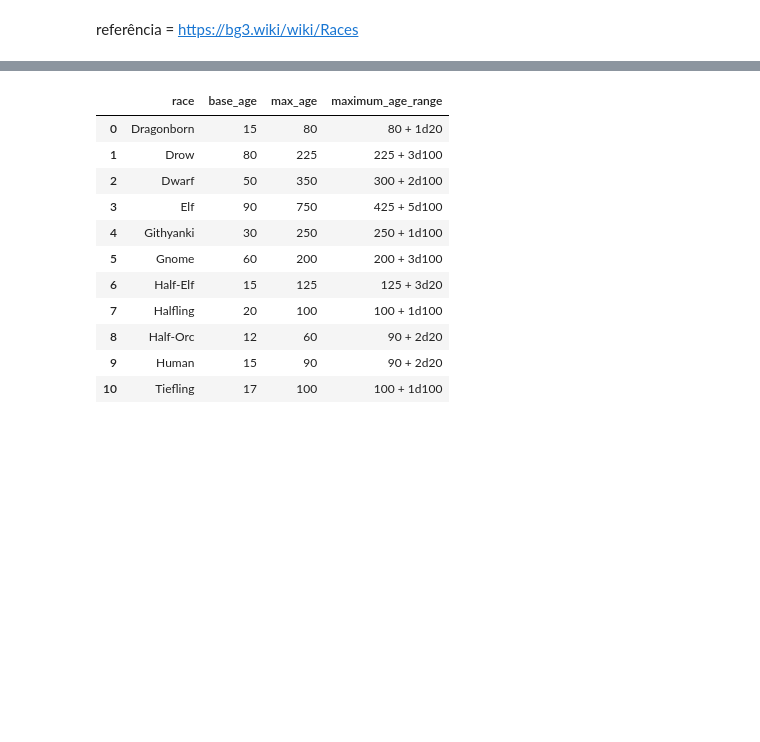
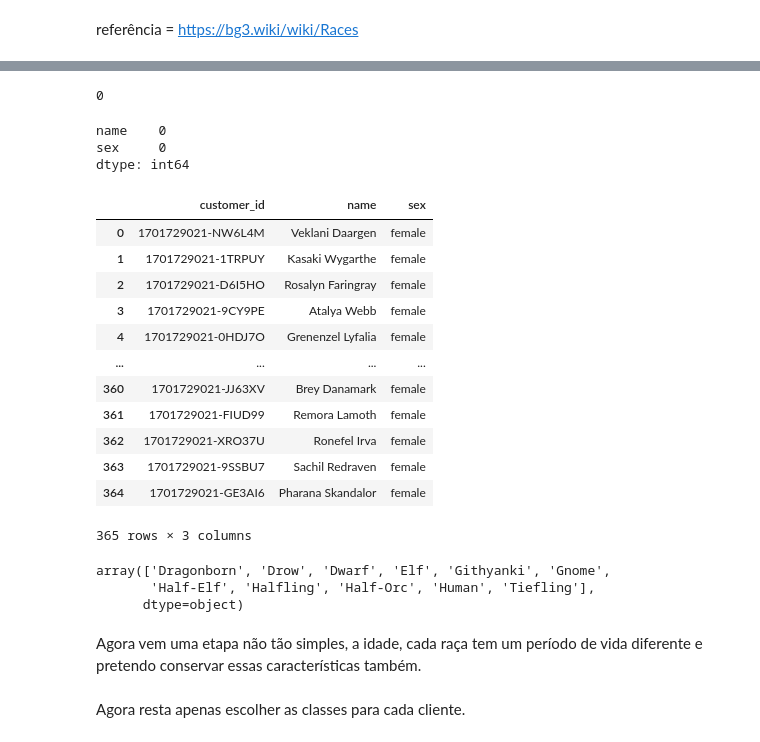
Before and after one commit to PatrickLeal/projeto_baldursgate_vendor_sales, a Jupyter notebook: database_creation.ipynb, the cells around one changed output, grey strips where cells are left out. Cells and saved outputs as stored; diff of their text form; code cells hidden in the pictures; blank space fills up the shorter version.

```diff
--- a/database_creation.ipynb
+++ b/database_creation.ipynb
@@ -251,0 +282,10 @@ races = pd.read_csv('data/races.csv', sep=';')
+# %%
+import time
+import string
+
+# criando função para gerar IDs
+def generate_custom_id():
+    """Function to generate random IDs"""
+    timestamp = str(int(time.time()))
+    random_chars = ''.join(random.choices(string.ascii_uppercase + string.digits, k=6))
+    return f"{timestamp}-{random_chars}"   # return new unique ID
@@ -251,0 +298,5 @@ races = pd.read_csv('data/races.csv', sep=';')
+# %%
+# criando um dataframe com os randoms IDs
+customers = pd.DataFrame({
+    'customer_id': [generate_custom_id() for i in range(1, names.shape[0] + 1)]})
+customers
@@ -252,15 +317,40 @@ races = pd.read_csv('data/races.csv', sep=';')
+# %%
+# checando IDs duplicados
+customers.duplicated().sum()
+# %% [output]
+0
+# %%
+names.isna().sum()
+# %% [output]
+name    0
+sex     0
+dtype: int64
+# %%
+# resetando os índices
+names.reset_index(drop=True, inplace=True)
+# %%
+# inserindo os nomes e sexos na tabela de clientes
+customers["name"] = names['name']
+customers["sex"] = names['sex']
+# %%
+customers
+# %% [output]
+|  | customer_id | name | sex |
+| 0 | 1701729021-NW6L4M | Veklani Daargen | female |
+| 1 | 1701729021-1TRPUY | Kasaki Wygarthe | female |
+| 2 | 1701729021-D6I5HO | Rosalyn Faringray | female |
+| 3 | 1701729021-9CY9PE | Atalya Webb | female |
+| 4 | 1701729021-0HDJ7O | Grenenzel Lyfalia | female |
+| ... | ... | ... | ... |
+| 360 | 1701729021-JJ63XV | Brey Danamark | female |
+| 361 | 1701729021-FIUD99 | Remora Lamoth | female |
+| 362 | 1701729021-XRO37U | Ronefel Irva | female |
+| 363 | 1701729021-9SSBU7 | Sachil Redraven | female |
+| 364 | 1701729021-GE3AI6 | Pharana Skandalor | female |
+365 rows × 3 columns
 # %%
-races
+races['race'].unique()
 # %% [output]
-|  | race | base_age | max_age | maximum_age_range |
-| 0 | Dragonborn | 15 | 80 | 80 + 1d20 |
-| 1 | Drow | 80 | 225 | 225 + 3d100 |
-| 2 | Dwarf | 50 | 350 | 300 + 2d100 |
-| 3 | Elf | 90 | 750 | 425 + 5d100 |
-| 4 | Githyanki | 30 | 250 | 250 + 1d100 |
-| 5 | Gnome | 60 | 200 | 200 + 3d100 |
-| 6 | Half-Elf | 15 | 125 | 125 + 3d20 |
-| 7 | Halfling | 20 | 100 | 100 + 1d100 |
-| 8 | Half-Orc | 12 | 60 | 90 + 2d20 |
-| 9 | Human | 15 | 90 | 90 + 2d20 |
-| 10 | Tiefling | 17 | 100 | 100 + 1d100 |
+array(['Dragonborn', 'Drow', 'Dwarf', 'Elf', 'Githyanki', 'Gnome',
+       'Half-Elf', 'Halfling', 'Half-Orc', 'Human', 'Tiefling'],
+      dtype=object)
@@ -266,0 +362,2 @@ races
+# %% [markdown]
+Agora vem uma etapa não tão simples, a idade, cada raça tem um período de vida diferente e pretendo conservar essas características também.
@@ -266,0 +372,2 @@ races
+# %% [markdown]
+Agora resta apenas escolher as classes para cada cliente.
```
Also changed, not shown: parts of 19 cells of this notebook, 1 other file.
